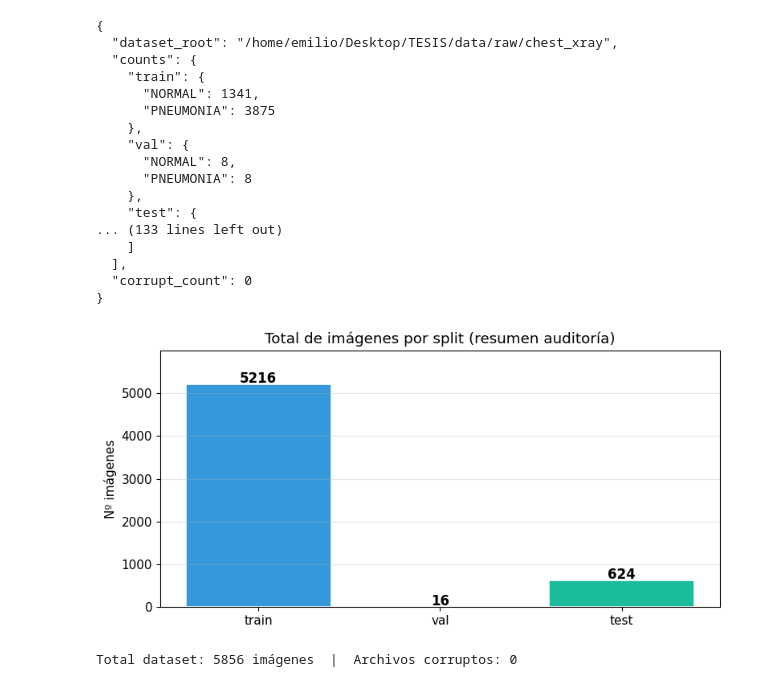
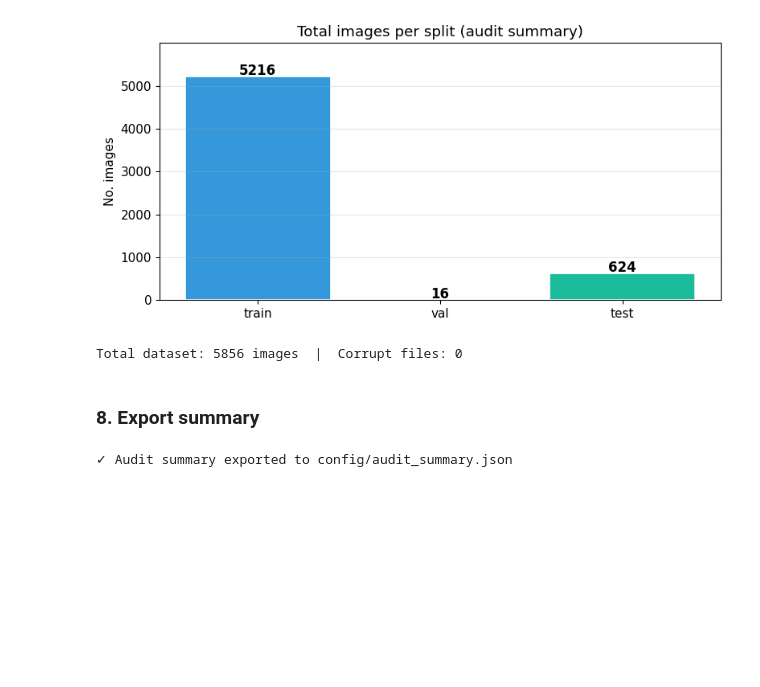
Before and after one commit to emiliodelgadouy/tesis, a Jupyter notebook: 01_data_audit.ipynb, the cells around one changed output. Cells and saved outputs as stored; diff of their text form; code cells hidden in the pictures; blank space fills up the shorter version.

```diff
--- a/01_data_audit.ipynb
+++ b/01_data_audit.ipynb
@@ -221,49 +267,45 @@ else:
+# %%
+# Visual summary of the audit
+fig, ax = plt.subplots(figsize=(8, 4))
+splits_ok = [s for s in splits if s in counts]
+totals = [sum(counts[s].values()) for s in splits_ok]
+bars = ax.bar(splits_ok, totals, color=["#3498db", "#9b59b6", "#1abc9c"], edgecolor="white", linewidth=1.2)
+ax.set_ylabel("No. images")
+ax.set_title("Total images per split (audit summary)")
+for bar, t in zip(bars, totals):
+    ax.text(bar.get_x() + bar.get_width() / 2, bar.get_height() + 30, str(t), ha="center", fontsize=12,
+            fontweight="bold")
+ax.set_ylim(0, max(totals) * 1.15)
+ax.grid(axis="y", alpha=0.3)
+plt.tight_layout()
+plt.show()
+print(f"Total dataset: {grand_total} images  |  Corrupt files: {len(corrupt)}")
+# %% [output]
+[figure, added]
+Total dataset: 5856 images  |  Corrupt files: 0
+# %% [markdown]
+### 8. Export summary
 # %%
-audit_summary = {
+# Export audit summary to config
+import json
+from pathlib import Path
+
+summary = {
     "dataset_root": str(dataset_root),
     "counts": {s: dict(counts[s]) for s in splits if s in counts},
     "totals_per_split": {s: sum(counts[s].values()) for s in splits if s in counts},
     "grand_total": grand_total,
     "extensions": dict(extensions),
-    "unique_dimensions_sample": list(sorted(set(dimensions)))[:30],
-    "corrupt_count": len(corrupt),
+    "corrupt_count": len(corrupt_paths),
+    "total_size_mb": round(total_bytes / (1024 * 1024), 2),
+    "unique_dimensions_sample": [list(d) for d in list(set(dimensions))[:30]] if dimensions else [],
 }
 
-config.update({"data": {"audit_summary": audit_summary}})
-print(json.dumps(audit_summary, indent=2, ensure_ascii=False))
+out_path = Path("config") / "audit_summary.json"
+out_path.parent.mkdir(exist_ok=True)
+with open(out_path, "w", encoding="utf-8") as f:
+    json.dump(summary, f, indent=2, ensure_ascii=False)
+
+print(f"✓ Audit summary exported to {out_path}")
 # %% [output]
-{
-  "dataset_root": "/home/emilio/Desktop/TESIS/data/raw/chest_xray",
-  "counts": {
-    "train": {
-      "NORMAL": 1341,
-      "PNEUMONIA": 3875
-    },
-    "val": {
-      "NORMAL": 8,
-      "PNEUMONIA": 8
-    },
-    "test": {
-... (133 lines left out)
-    ]
-  ],
-  "corrupt_count": 0
-}
+✓ Audit summary exported to config/audit_summary.json
-# %%
-# Resumen visual de la auditoría
-fig, ax = plt.subplots(figsize=(8, 4))
-splits_ok = [s for s in splits if s in counts]
-totals = [sum(counts[s].values()) for s in splits_ok]
-bars = ax.bar(splits_ok, totals, color=["#3498db", "#9b59b6", "#1abc9c"], edgecolor="white", linewidth=1.2)
-ax.set_ylabel("Nº imágenes")
-ax.set_title("Total de imágenes por split (resumen auditoría)")
-for bar, t in zip(bars, totals):
-    ax.text(bar.get_x() + bar.get_width() / 2, bar.get_height() + 30, str(t), ha="center", fontsize=12, fontweight="bold")
-ax.set_ylim(0, max(totals) * 1.15)
-ax.grid(axis="y", alpha=0.3)
-plt.tight_layout()
-plt.show()
-print(f"Total dataset: {grand_total} imágenes  |  Archivos corruptos: {len(corrupt)}")
-# %% [output]
-[figure, removed]
-Total dataset: 5856 imágenes  |  Archivos corruptos: 0
```
Also changed, not shown: parts of 20 cells of this notebook, 6 other files.
